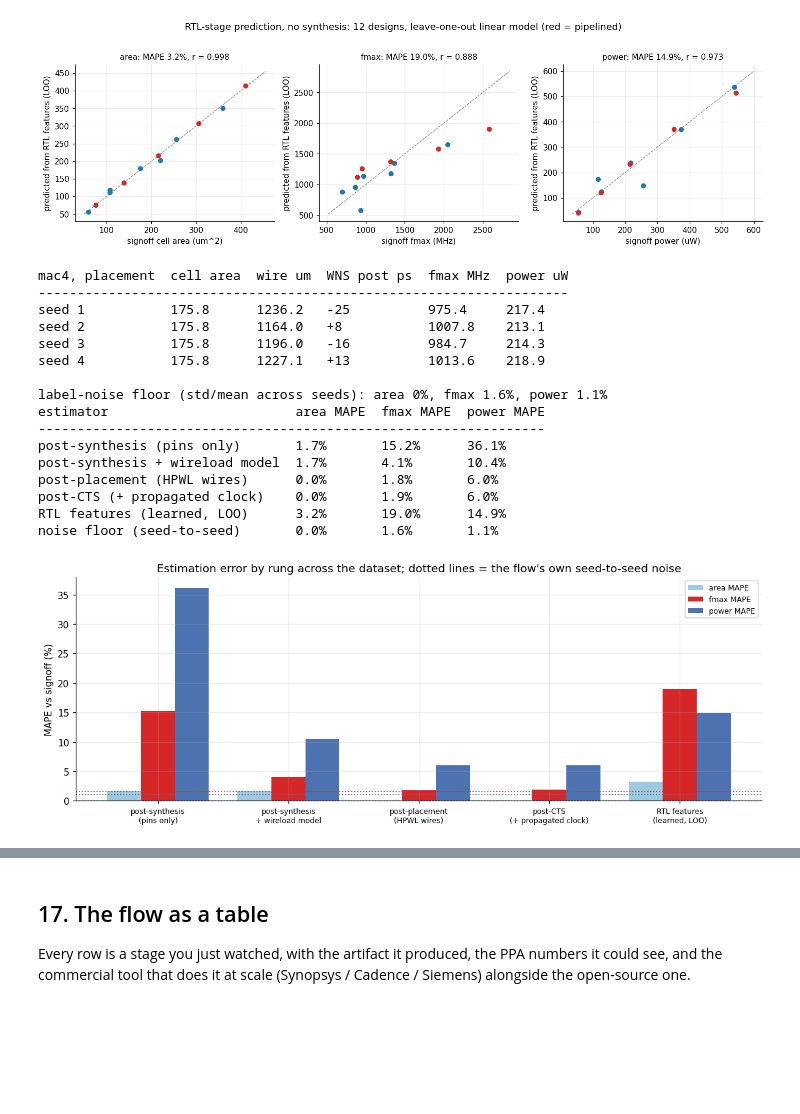
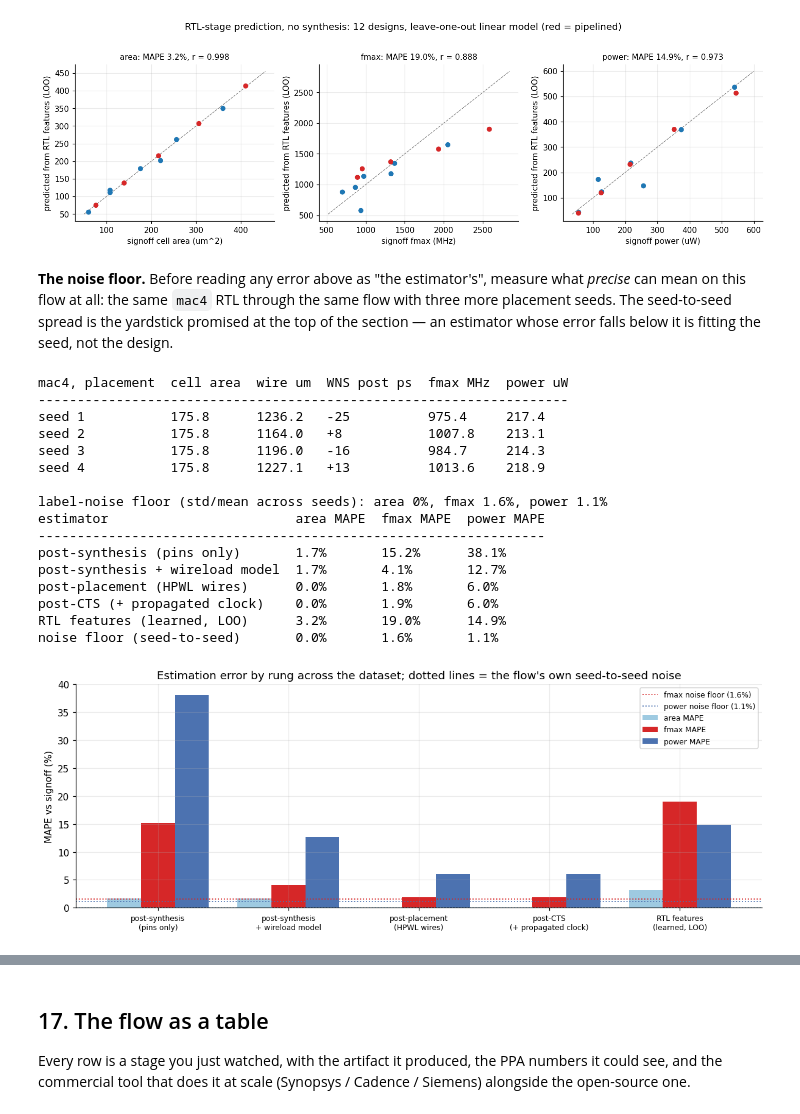
Before and after one commit to warmspringwinds/first-principles, a Jupyter notebook: Hardware/chip_design/rtl_to_gds_visualized.ipynb, the cells around one changed output, grey strips where cells are left out. Cells and saved outputs as stored; diff of their text form; code cells hidden in the pictures; blank space fills up the shorter version.

```diff
--- a/Hardware/chip_design/rtl_to_gds_visualized.ipynb
+++ b/Hardware/chip_design/rtl_to_gds_visualized.ipynb
@@ -2245,7 +2263,11 @@ def random_stimulus(nl, n_cycles=200, seed=0):
     data_bits = [p for p, (d, n) in nl.ports.items() if d == "input" and p not in ("clk", "rst_n", "clear", "en")]
     cycles = []
     for _ in range(n_cycles):
-        inp = {"rst_n": 1, "clear": int(r.random() < 1 / 16), "en": int(r.random() < 0.75)}
+        inp = {"rst_n": 1}
+        if "clear" in nl.ports:
+            inp["clear"] = int(r.random() < 1 / 16)
+        if "en" in nl.ports:
+            inp["en"] = int(r.random() < 0.75)
         inp.update({p: int(r.integers(0, 2)) for p in data_bits})
         cycles.append(inp)
     return cycles
@@ -2642,8 +2696,9 @@ Two kinds of features, chosen to match what each metric physically depends on:
 Twelve designs is far too few to *train* anything serious, so the model is linear and scored
 leave-one-out: each design is predicted by a model fitted on the other eleven.
 # %%
-def rtl_features(generic):
-    '''Size and structure features from the elaborated (word-level) netlist -- no synthesis needed.'''
+def rtl_features(generic, opaque=()):
+    '''Size and structure features from the elaborated (word-level) netlist -- no synthesis needed.
+    Cell types in `opaque` (instances of other modules) are treated as registered black boxes.'''
     f = Counter()
     owner = {}                                                          # bit -> driving cell
     for cname, c in generic["cells"].items():
@@ -2662,6 +2717,8 @@ def rtl_features(generic):
             f["mux_bits"] += len(conn["Y"]); depth_w[cname] = 1
         elif t.startswith(("$dff", "$adff", "$sdff")):
             f["flop_bits"] += len(conn["Q"]); depth_w[cname] = 0
+        elif t in opaque:
+            f["instances"] += 1; depth_w[cname] = 0
         else:
             f["other_bits"] += len(conn.get("Y", [])); depth_w[cname] = 1
     f["in_bits"] = sum(len(p["bits"]) for p in generic["ports"].values() if p["direction"] == "input")
@@ -2673,7 +2730,8 @@ def rtl_features(generic):
                 if c["port_directions"][pin] == "input":
                     for b in bits:
                         src = owner.get(b)
-                        if src is not None and not generic["cells"][src]["type"].startswith(("$dff", "$adff", "$sdff")):
+                        if src is not None and not generic["cells"][src]["type"].startswith(("$dff", "$adff", "$sdff")) \
+                                and generic["cells"][src]["type"] not in opaque:
                             best = max(best, longest_into(src))
             memo[cname] = best + depth_w[cname]
         return memo[cname]
@@ -2732,6 +2790,11 @@ mac6p   36        12        24        24         14            281    894
 acc4    0         13        16        8          15            69     1325
 acc8    0         25        32        16         27            138    938
 [figure]
+# %% [markdown]
+**The noise floor.** Before reading any error above as "the estimator's", measure what *precise* can mean on
+this flow at all: the same `mac4` RTL through the same flow with three more placement seeds. The seed-to-seed
+spread is the yardstick promised at the top of the section — an estimator whose error falls below it is
+fitting the seed, not the design.
 # %%
 # The floor: the same RTL, the same flow, a different placement seed. No estimator can beat this.
 NOISE = [next(d for d in DATASET if d["top"] == "mac4")]
@@ -2743,36 +2806,36 @@ fm = np.array([r["fmax_post"] for r in NOISE]); pw = np.array([r["power_uW"] for
 FLOOR = {"area": 0.0, "fmax": fm.std() / fm.mean() * 100, "power": pw.std() / pw.mean() * 100}
 print(f"\nlabel-noise floor (std/mean across seeds): area 0%, fmax {FLOOR['fmax']:.1f}%, power {FLOOR['power']:.1f}%")
 
 ladder = RUNGS + ["RTL features\n(learned, LOO)"]
 show_table(["estimator"] + [f"{m} MAPE" for m, _ in METRICS],
            [[e.replace(chr(10), " ")] + [f"{SCORES[(e, m)][0]:.1f}%" for m, _ in METRICS] for e in ladder]
            + [["noise floor (seed-to-seed)"] + [f"{FLOOR[m]:.1f}%" for m, _ in METRICS]])
 fig, ax = plt.subplots(figsize=(11, 4.2))
 x = np.arange(len(ladder)); w = 0.26
 for k, (metric, col) in enumerate([("area", "#9ecae1"), ("fmax", "#d62728"), ("power", "#4c72b0")]):
     ax.bar(x + (k - 1) * w, [SCORES[(e, metric)][0] for e in ladder], w, color=col, label=f"{metric} MAPE")
-    ax.axhline(FLOOR[metric], c=col, ls=":", lw=1.2)
+    ax.axhline(FLOOR[metric], c=col, ls=":", lw=1.2, label=f"{metric} noise floor ({FLOOR[metric]:.1f}%)" if FLOOR[metric] > 0 else None)
 ax.set_xticks(x); ax.set_xticklabels(ladder, fontsize=8); ax.set_ylabel("MAPE vs signoff (%)")
 ax.set_title("Estimation error by rung across the dataset; dotted lines = the flow's own seed-to-seed noise")
 ax.legend(fontsize=8)
 plt.tight_layout(); plt.show()
 # %% [output]
 mac4, placement  cell area  wire um  WNS post ps  fmax MHz  power uW
 --------------------------------------------------------------------
 seed 1           175.8      1236.2   -25          975.4     217.4
 seed 2           175.8      1164.0   +8           1007.8    213.1
 seed 3           175.8      1196.0   -16          984.7     214.3
 seed 4           175.8      1227.1   +13          1013.6    218.9
 
 label-noise floor (std/mean across seeds): area 0%, fmax 1.6%, power 1.1%
 estimator                        area MAPE  fmax MAPE  power MAPE
 -----------------------------------------------------------------
-post-synthesis (pins only)       1.7%       15.2%      36.1%
-post-synthesis + wireload model  1.7%       4.1%       10.4%
+post-synthesis (pins only)       1.7%       15.2%      38.1%
+post-synthesis + wireload model  1.7%       4.1%       12.7%
 post-placement (HPWL wires)      0.0%       1.8%       6.0%
 post-CTS (+ propagated clock)    0.0%       1.9%       6.0%
 RTL features (learned, LOO)      3.2%       19.0%      14.9%
 noise floor (seed-to-seed)       0.0%       1.6%       1.1%
-[figure, old version]
+[figure, new version]
 # %% [markdown]
 ### 16.3 Reading the ladder
```
Also changed, not shown: parts of 13 cells of this notebook, 11 other files.
